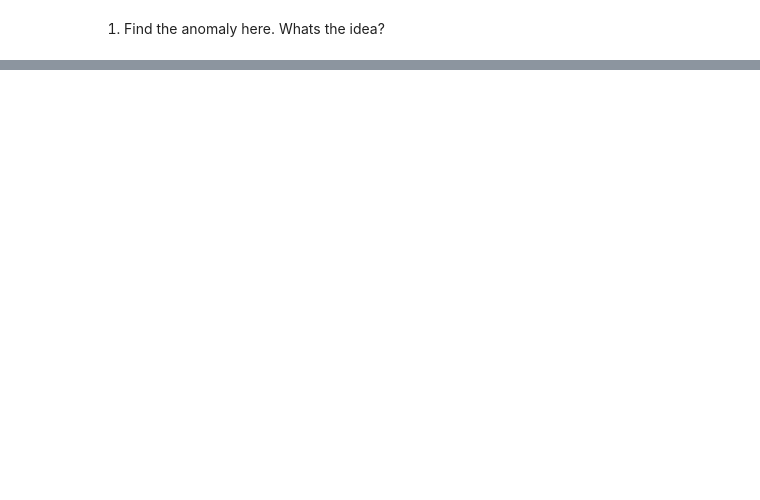
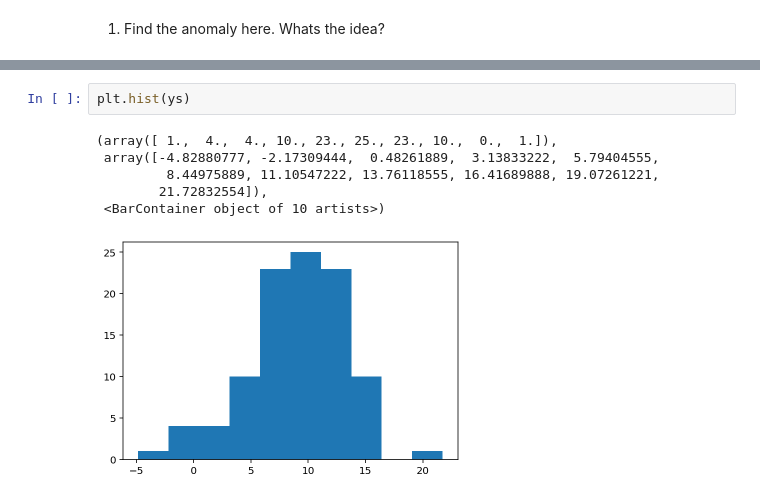
Before and after one commit to muic-pattern-rekt-2018/Exercise-Extra-Reliability-and-Anomaly, a Jupyter notebook: Anomaly Detection.ipynb, the cells around one changed output, grey strips where cells are left out. Saved outputs shown, nothing was run; the diff lists cells and outputs as text; blank space fills up the shorter version.

```diff
--- a/Anomaly Detection.ipynb
+++ b/Anomaly Detection.ipynb
@@ -38,0 +72,9 @@ plt.hist2d(xs, ys, bins=20);
+# %%
+plt.hist(ys)
+# %% [output]
+(array([ 1.,  4.,  4., 10., 23., 25., 23., 10.,  0.,  1.]),
+ array([-4.82880777, -2.17309444,  0.48261889,  3.13833222,  5.79404555,
+         8.44975889, 11.10547222, 13.76118555, 16.41689888, 19.07261221,
+        21.72832554]),
+ <BarContainer object of 10 artists>)
+[figure, added]
```
Also changed, not shown: parts of 14 cells of this notebook, 1 other file.
